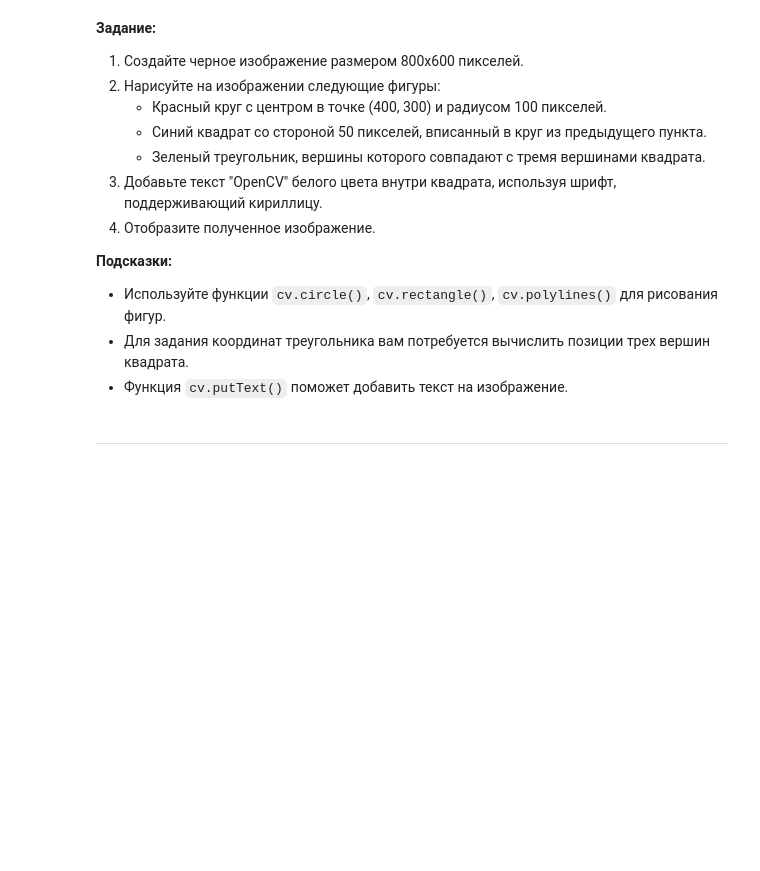
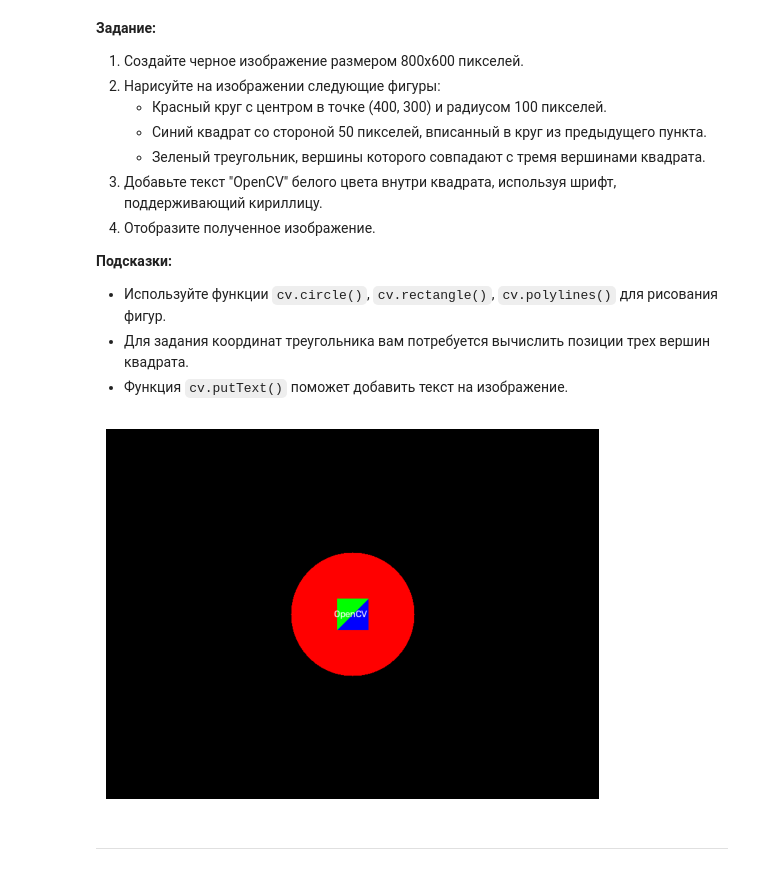
Before and after one commit to DanisStepanov/image_processing, a Jupyter notebook: Практическая_работа_№4_Основные_методы_OpenCV_Часть_№2.ipynb, the cells around one changed output. Cells and saved outputs as stored; diff of their text form; code cells hidden in the pictures; blank space fills up the shorter version.

```diff
--- a/Практическая_работа_№4_Основные_методы_OpenCV_Часть_№2.ipynb
+++ b/Практическая_работа_№4_Основные_методы_OpenCV_Часть_№2.ipynb
@@ -66,3 +88,24 @@ import urllib.request
+# %%
+image = np.zeros((600, 800, 3), dtype=np.uint8)
+
+cv.circle(image, (400, 300), 100, (0, 0, 255), -1)
+
+x1, y1 = 375, 275
+x2, y2 = 425, 325
+cv.rectangle(image, (x1, y1), (x2, y2), (255, 0, 0), -1)
+
+points = np.array([[x1, y1], [x2, y1], [x1, y2]], np.int32)
+points = points.reshape((-1, 1, 2))
+cv.fillPoly(image, [points], (0, 255, 0))
+
+cv.putText(image, "OpenCV", (x1 - 5, y1 + 30),
+           cv.FONT_HERSHEY_COMPLEX, 0.5, (255, 255, 255), 1)
+
+plt.imshow(cv.cvtColor(image, cv.COLOR_BGR2RGB))
+plt.axis('off')
+plt.show()
+# %% [output]
+[figure, added]
 # %% [markdown]
 ---
 # %% [markdown]
```
Also changed, not shown: parts of 26 cells of this notebook.
